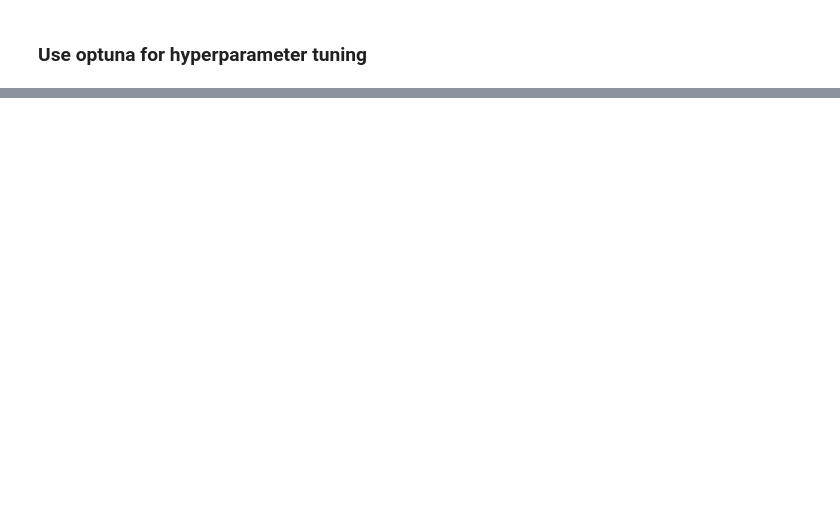
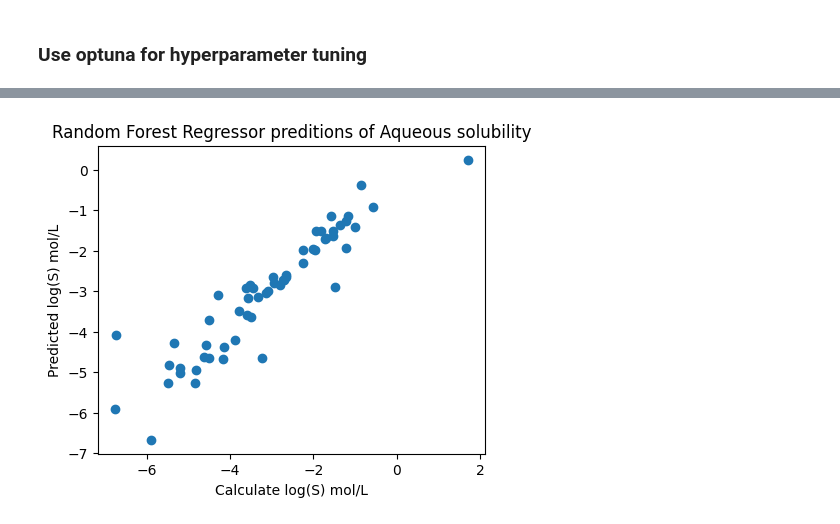
Before and after one commit to poloarol/small-molecules, a Jupyter notebook: solubility-feature-engineering.ipynb, the cells around one changed output, grey strips where cells are left out. Cells and saved outputs as stored; diff of their text form; code cells hidden in the pictures; blank space fills up the shorter version.

Commit message:
added solubility prediction and started toxicity modelling

```diff
--- a/solubility-feature-engineering.ipynb
+++ b/solubility-feature-engineering.ipynb
@@ -427,3 +427,14 @@ Coefficient of Correlation: 0.863
+# %%
+import matplotlib.pyplot as plt
+
+plt.figure(figsize=(5, 4))
+plt.scatter(y_test, pred_test)
+plt.xlabel("Calculate log(S) mol/L")
+plt.ylabel("Predicted log(S) mol/L")
+plt.title("Random Forest Regressor preditions of Aqueous solubility")
+plt.show()
+# %% [output]
+[figure, added]
 # %%
 import joblib
 
```
Also changed, not shown: parts of 16 cells of this notebook, 9 other files.
